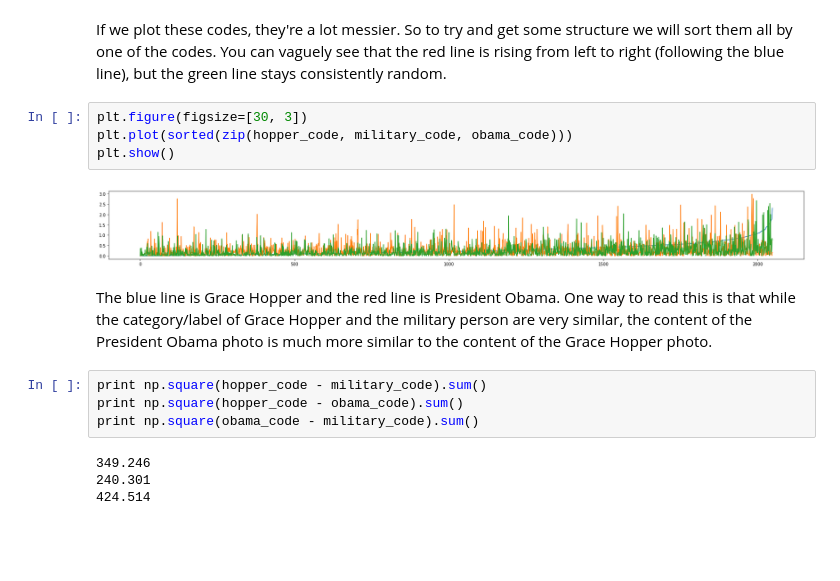
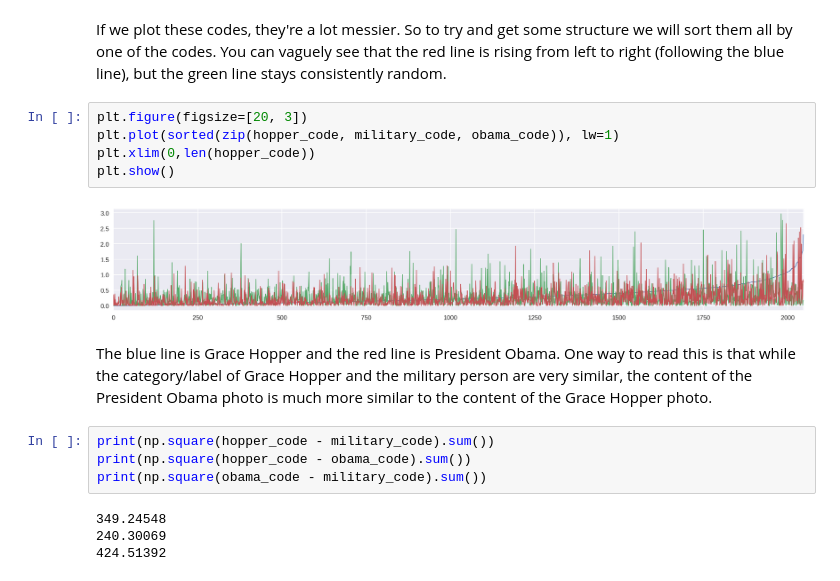
Before and after one commit to kylemcdonald/ml-examples, a Jupyter notebook: workshop/image_similarity/Image Classification and Similarity.ipynb, the cells around one changed output. Drawn from its saved outputs; the diff is of its cells as text; blank space fills up the shorter version.

```diff
--- a/workshop/image_similarity/Image Classification and Similarity.ipynb
+++ b/workshop/image_similarity/Image Classification and Similarity.ipynb
@@ -142,18 +154,19 @@ obama_code = run_inference_on_image('obama.jpg', coded=True)
 # %% [markdown]
 If we plot these codes, they're a lot messier. So to try and get some structure we will sort them all by one of the codes. You can vaguely see that the red line is rising from left to right (following the blue line), but the green line stays consistently random.
 # %%
-plt.figure(figsize=[30, 3])
-plt.plot(sorted(zip(hopper_code, military_code, obama_code)))
+plt.figure(figsize=[20, 3])
+plt.plot(sorted(zip(hopper_code, military_code, obama_code)), lw=1)
+plt.xlim(0,len(hopper_code))
 plt.show()
 # %% [output]
-[figure, old version]
+[figure, new version]
 # %% [markdown]
 The blue line is Grace Hopper and the red line is President Obama. One way to read this is that while the category/label of Grace Hopper and the military person are very similar, the content of the President Obama photo is much more similar to the content of the Grace Hopper photo.
 # %%
-print np.square(hopper_code - military_code).sum()
-print np.square(hopper_code - obama_code).sum()
-print np.square(obama_code - military_code).sum()
+print(np.square(hopper_code - military_code).sum())
+print(np.square(hopper_code - obama_code).sum())
+print(np.square(obama_code - military_code).sum())
 # %% [output]
-349.246
-240.301
-424.514
+349.24548
+240.30069
+424.51392
```
Also changed, not shown: parts of 12 cells of this notebook.
